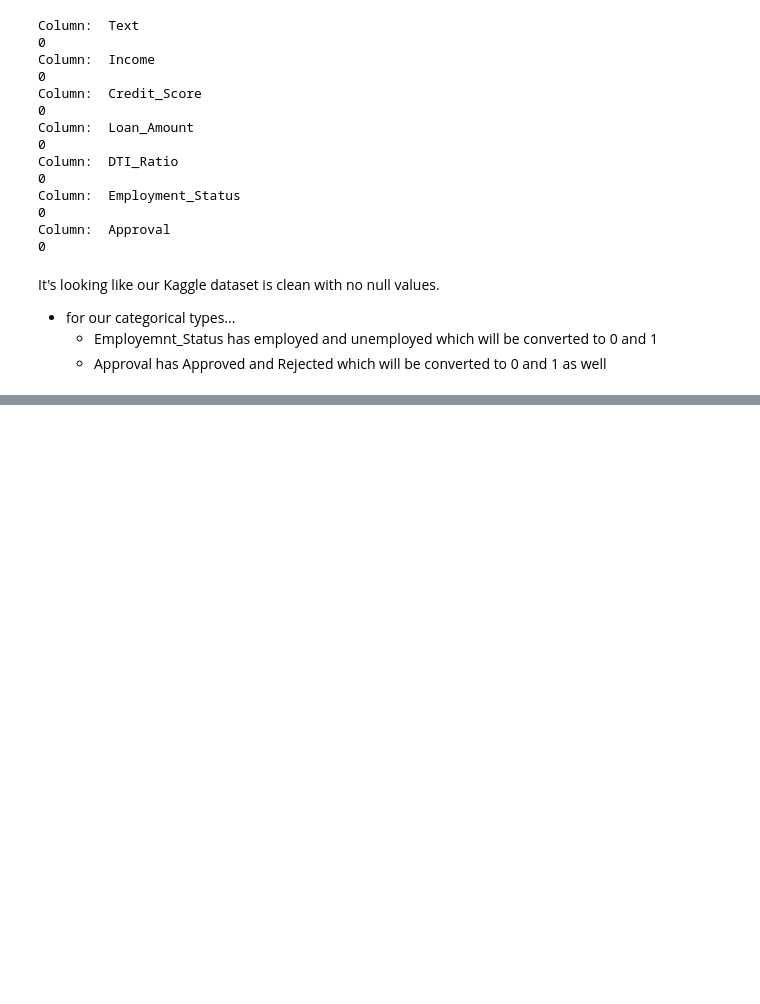
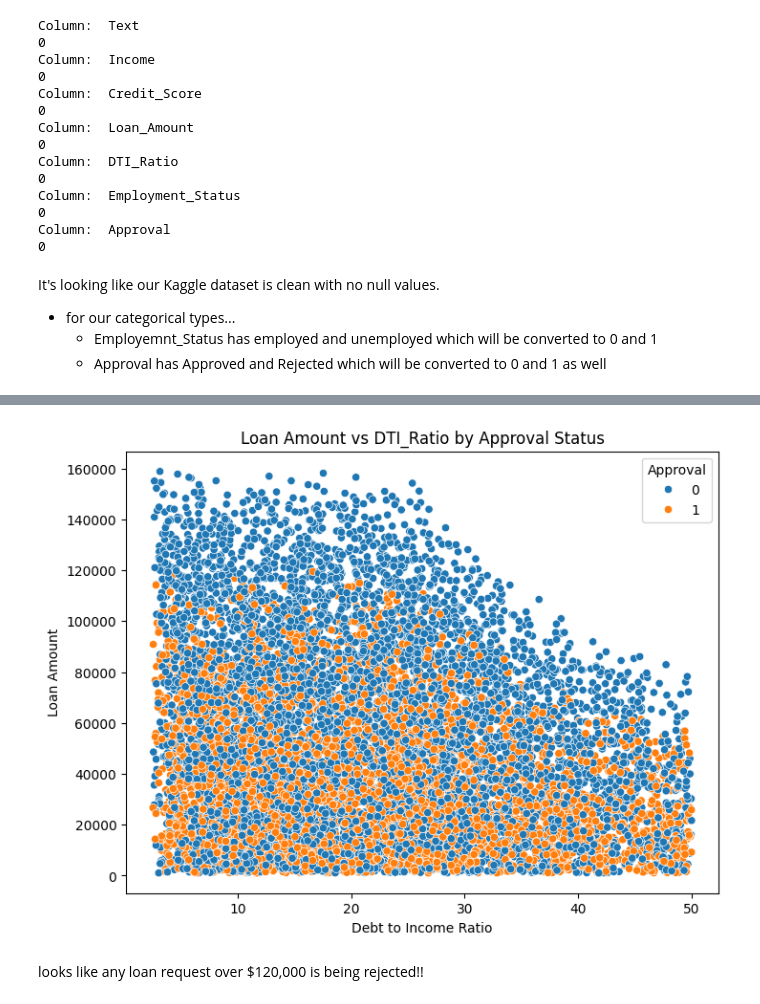
Before and after one commit to lukemcg32/Loan-Approval-ML-personal-, a Jupyter notebook: analysis.ipynb, the cells around one changed output, grey strips where cells are left out. Drawn from its saved outputs; the diff is of its cells as text; code cells hidden in the pictures; blank space fills up the shorter version.

```diff
--- a/analysis.ipynb
+++ b/analysis.ipynb
@@ -79,0 +132,13 @@ strong multicollinearity or other numerical problems.
+# %%
+# repeat same logic
+
+plt.figure(figsize=(8, 6))
+sb.scatterplot(data=data_filtered, x="DTI_Ratio", y="Loan_Amount", hue="Approval")
+plt.title("Loan Amount vs DTI_Ratio by Approval Status")
+plt.xlabel("Debt to Income Ratio")
+plt.ylabel("Loan Amount")
+plt.show()
+# %% [output]
+[figure, added]
+# %% [markdown]
+looks like any loan request over $120,000 is being rejected!!
```
Also changed, not shown: parts of 9 cells of this notebook, 3 other files.
